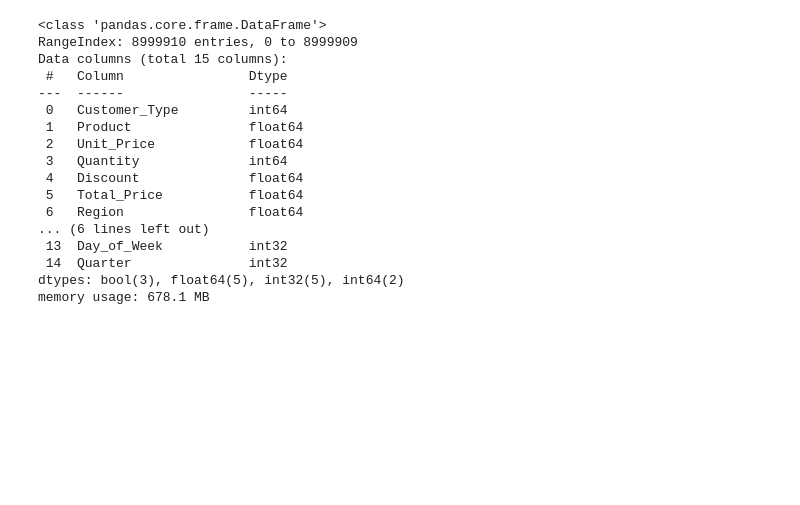
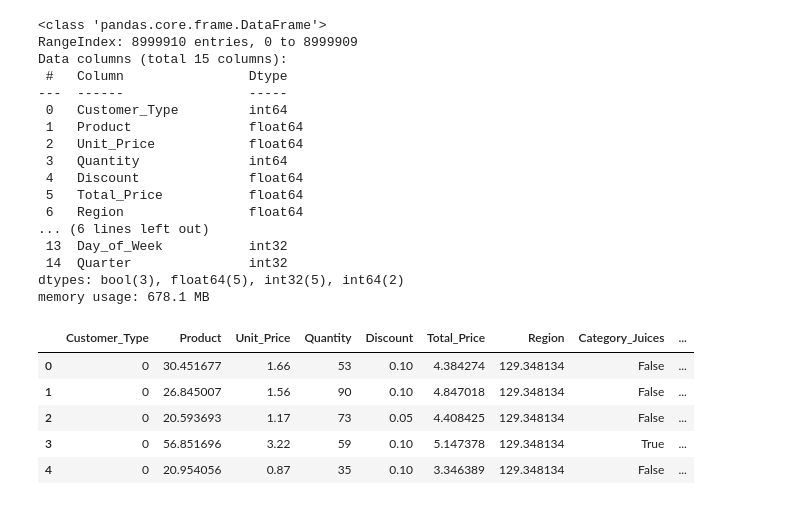
Before and after one commit to sythe95/BeveragePricePrediction, a Jupyter notebook: cleaning_and_training.ipynb, the cells around one changed output. Drawn from its saved outputs; the diff is of its cells as text; code cells hidden in the pictures; blank space fills up the shorter version.

Commit message:
updated model and added files

```diff
--- a/cleaning_and_training.ipynb
+++ b/cleaning_and_training.ipynb
@@ -167,6 +167,20 @@ Data columns (total 15 columns):
  14  Quarter               int32
 dtypes: bool(3), float64(5), int32(5), int64(2)
 memory usage: 678.1 MB
-# %%
-# Total_Price has outliers which can affect model
-data_cleaned = data_cleaned[data_cleaned['Total_Price'] < data_cleaned['Total_Price'].quantile(0.99)]  # Remove top 1% extreme values
+# %%
+# Capping upper limit to 99% as we have seen some outliers at end
+percentile_99 = data_cleaned['Total_Price'].quantile(0.99)
+data_cleaned['Total_Price'] = np.where(data_cleaned['Total_Price'] > percentile_99, percentile_99, data_cleaned['Total_Price'])
+# %%
+# Applying log transformation to normalize the distribution of 'Total_Price'
+# This helps reduce skewness and makes the data more suitable for modeling
+data_cleaned['Total_Price'] = np.log1p(data_cleaned['Total_Price'])
+# %%
+data_cleaned.head()
+# %% [output]
+|  | Customer_Type | Product | Unit_Price | Quantity | Discount | Total_Price | Region | Category_Juices | ... |
+| 0 | 0 | 30.451677 | 1.66 | 53 | 0.10 | 4.384274 | 129.348134 | False | ... |
+| 1 | 0 | 26.845007 | 1.56 | 90 | 0.10 | 4.847018 | 129.348134 | False | ... |
+| 2 | 0 | 20.593693 | 1.17 | 73 | 0.05 | 4.408425 | 129.348134 | False | ... |
+| 3 | 0 | 56.851696 | 3.22 | 59 | 0.10 | 5.147378 | 129.348134 | True | ... |
+| 4 | 0 | 20.954056 | 0.87 | 35 | 0.10 | 3.346389 | 129.348134 | False | ... |
```
Also changed, not shown: parts of 11 cells of this notebook, 3 other files.
